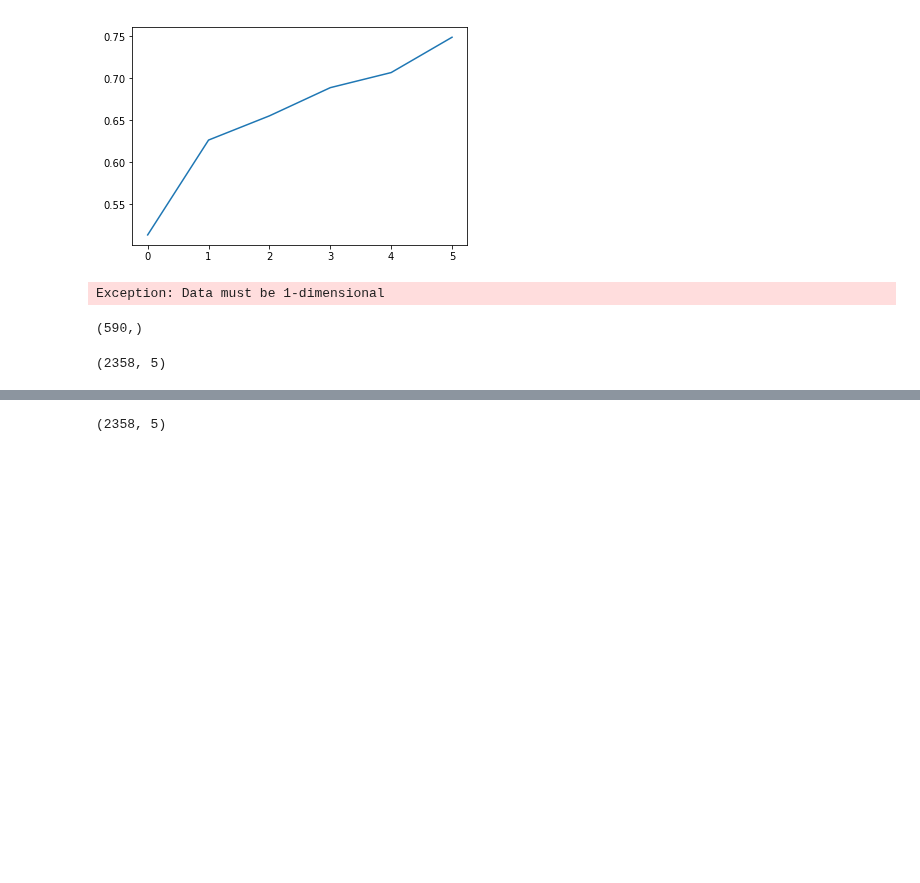
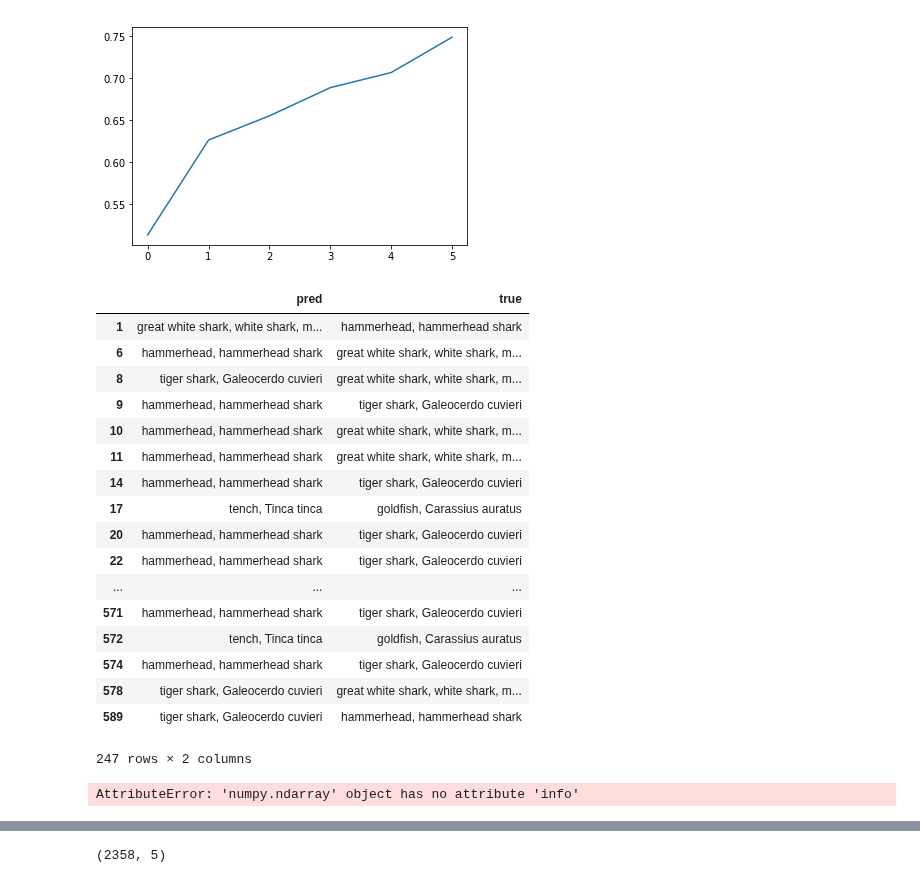
Before and after one commit to alswilli/Object-Classificaton-and-Localization-on-ImageNet, a Jupyter notebook: What in the heck.ipynb, the cells around one changed output, grey strips where cells are left out. Saved outputs shown, nothing was run; the diff lists cells and outputs as text; code cells hidden in the pictures; blank space fills up the shorter version.

Commit message:
error fixing

```diff
--- a/What in the heck.ipynb
+++ b/What in the heck.ipynb
@@ -194,32 +180,45 @@ predictedModel2 = model.predict(x_train)
 
 predLabel1 = [wnids_to_words['n0' + str(int(x))] for x in label_encoder.inverse_transform(predictedModel)]
 
-trueLabel1 = [wnids_to_words['n0' + str(int(x))] for x in label_encoder.inverse_transform(y_val)]
+# trueLabel1 = [wnids_to_words['n0' + str(int(x))] for x in label_encoder.inverse_transform(y_val)]
 
 # predLabel2 = [wnids_to_words['n0' + str(int(x))] for x in label_encoder.inverse_transform(predictedModel2)]
 
 # trueLabel2 = [wnids_to_words['n0' + str(int(x))] for x in label_encoder.inverse_transform(y_train)]
 
-predLabel2 = [x for x in label_encoder.inverse_transform(predictedModel2)]
 
-trueLabel2 = [x for x in label_encoder.inverse_transform(y_train)]
 
-import pandas as pd
-from sklearn.metrics import accuracy_score
+# import pandas as pd
+# from sklearn.metrics import accuracy_score
 
-dataframe = pd.DataFrame({'pred': predLabel1, 'true': trueLabel1})
+# dataframe = pd.DataFrame({'pred': predLabel1, 'true': trueLabel1})
 
-dataframe2 = pd.DataFrame({'pred': predictedModel2, 'true': trueLabel2})
+# dataframe2 = pd.DataFrame({'pred': predLabel2, 'true': trueLabel2})
 
-print(accuracy_score(dataframe.pred, dataframe.true))
-# accuracy_score(dataframe2.pred, dataframe2.true)
+# print("Validation Accuracy = {0}".format(accuracy_score(dataframe.pred, dataframe.true)))
+# print("Training Accuracy = {0}".format(accuracy_score(dataframe2.pred, dataframe2.true)))
-# %% [output]
-Exception: Data must be 1-dimensional
+# %%
+dataframe[dataframe.pred != dataframe.true]
+# %% [output]
+|  | pred | true |
+| 1 | great white shark, white shark, m... | hammerhead, hammerhead shark |
+| 6 | hammerhead, hammerhead shark | great white shark, white shark, m... |
+| 8 | tiger shark, Galeocerdo cuvieri | great white shark, white shark, m... |
+| 9 | hammerhead, hammerhead shark | tiger shark, Galeocerdo cuvieri |
+| 10 | hammerhead, hammerhead shark | great white shark, white shark, m... |
+| 11 | hammerhead, hammerhead shark | great white shark, white shark, m... |
+| 14 | hammerhead, hammerhead shark | tiger shark, Galeocerdo cuvieri |
+| 17 | tench, Tinca tinca | goldfish, Carassius auratus |
+| 20 | hammerhead, hammerhead shark | tiger shark, Galeocerdo cuvieri |
+| 22 | hammerhead, hammerhead shark | tiger shark, Galeocerdo cuvieri |
+| ... | ... | ... |
+| 571 | hammerhead, hammerhead shark | tiger shark, Galeocerdo cuvieri |
+| 572 | tench, Tinca tinca | goldfish, Carassius auratus |
+| 574 | hammerhead, hammerhead shark | tiger shark, Galeocerdo cuvieri |
+| 578 | tiger shark, Galeocerdo cuvieri | great white shark, white shark, m... |
+| 589 | tiger shark, Galeocerdo cuvieri | hammerhead, hammerhead shark |
+247 rows × 2 columns
 # %%
-label_encoder.inverse_transform(predictedModel).shape
+label_encoder.inverse_transform(predictedModel).info
 # %% [output]
-(590,)
+AttributeError: 'numpy.ndarray' object has no attribute 'info'
-# %%
-y_train.shape
-# %% [output]
-(2358, 5)
```
Also changed, not shown: parts of 5 cells of this notebook.
